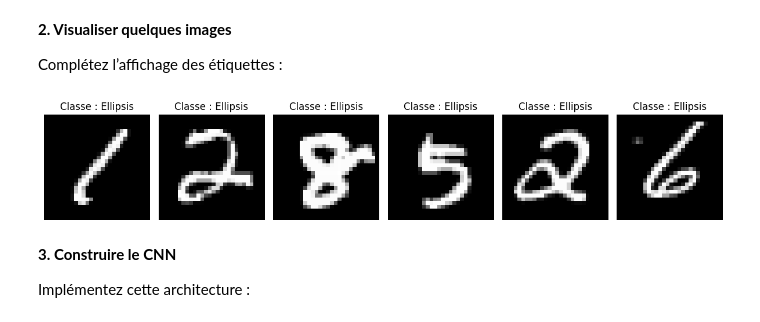
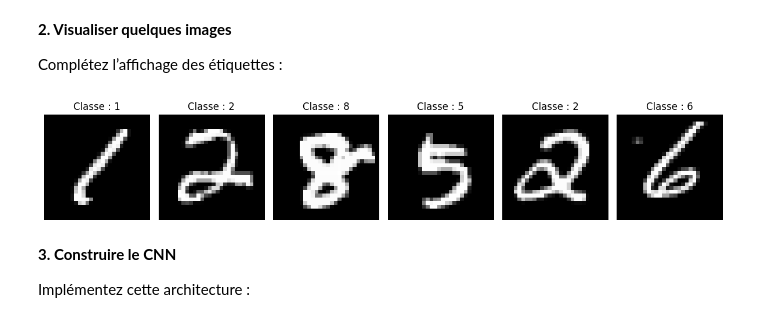
Before and after one commit to Seemo0/IAGEN-Activit-Pratique-N-1, a Jupyter notebook: Activité pratique Bases de Pytorch.ipynb, the cells around one changed output. Cells and saved outputs as stored; diff of their text form; code cells hidden in the pictures.

```diff
--- a/Activité pratique Bases de Pytorch.ipynb
+++ b/Activité pratique Bases de Pytorch.ipynb
@@ -1403,6 +1403,8 @@ MNIST contient 60 000 images d’entraînement et 10 000 images de test, en nive
 # %% [markdown]
 **1. Chargement des données**
 # %%
+import os
+from pathlib import Path
 import torch
 from torch import nn
 from torch.utils.data import DataLoader
@@ -1414,17 +1416,19 @@ torch.manual_seed(42)
 device = torch.device("cuda" if torch.cuda.is_available() else "cpu")
 print("Appareil :", device)
 
+data_dir = Path(os.environ.get("MNIST_DATA_DIR", "./data"))
+
 transform = transforms.Compose([
     transforms.ToTensor(),
     transforms.Normalize((0.1307,), (0.3081,))
 ])
 
 train_dataset = datasets.MNIST(
-    root="./data", train=True, download=True, transform=transform
+    root=str(data_dir), train=True, download=True, transform=transform
 )
 
 test_dataset = datasets.MNIST(
-    root="./data", train=False, download=True, transform=transform
+    root=str(data_dir), train=False, download=True, transform=transform
 )
 
 train_loader = DataLoader(
@@ -1455,18 +1463,18 @@ Complétez l’affichage des étiquettes :
 # %%
 fig, axes = plt.subplots(1, 6, figsize=(12, 3))
 
 for i, ax in enumerate(axes):
     # Annuler la normalisation pour l'affichage
     image = images[i, 0] * 0.3081 + 0.1307
 
     ax.imshow(image.numpy(), cmap="gray", vmin=0, vmax=1)
-    ax.set_title(f"Classe : { ... }")
+    ax.set_title(f"Classe : {labels[i].item()}")
     ax.axis("off")
 
 plt.tight_layout()
 plt.show()
 # %% [output]
-[figure, old version]
+[figure, new version]
 # %% [markdown]
 **3. Construire le CNN**
 
```
Also changed, not shown: parts of 9 cells of this notebook.
